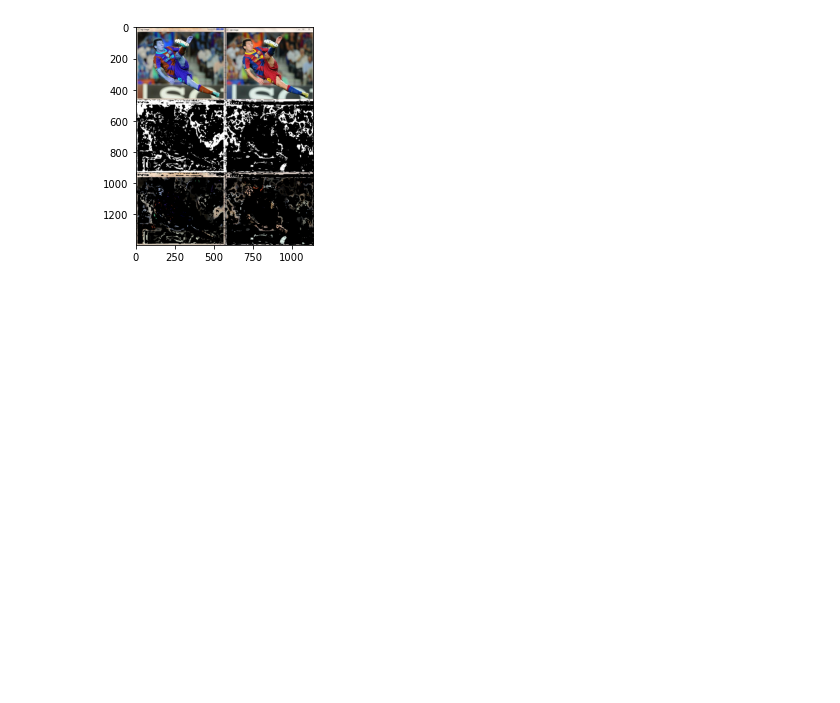
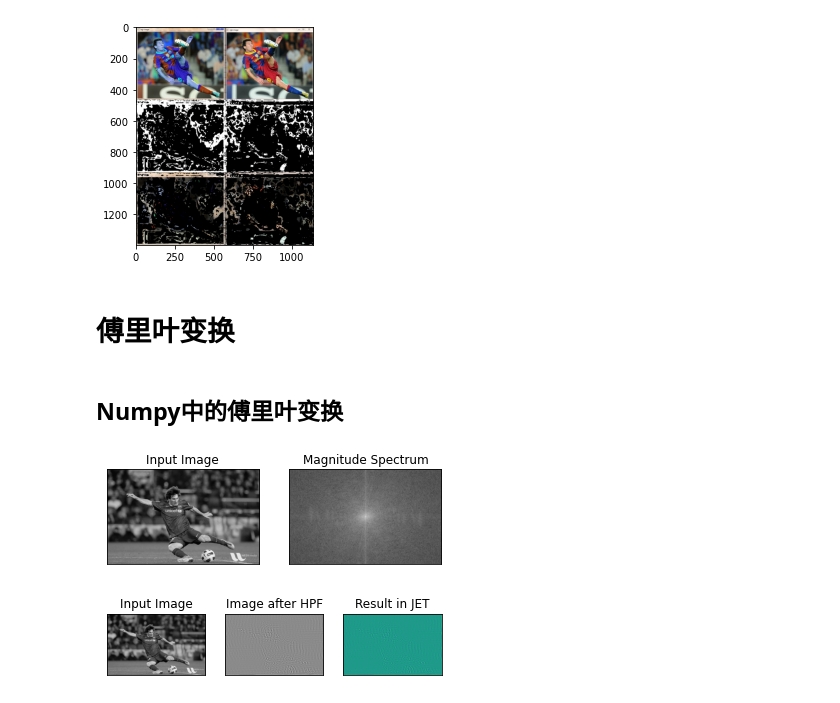
Before and after one commit to ghcn345/OpenCV, a Jupyter notebook: 4-图像处理.ipynb, the cells around one changed output. Drawn from its saved outputs; the diff is of its cells as text; code cells hidden in the pictures; blank space fills up the shorter version.

```diff
--- a/4-图像处理.ipynb
+++ b/4-图像处理.ipynb
@@ -892,3 +892,35 @@ plt.imshow(res)
 # %% [output]
 <matplotlib.image.AxesImage at 0x...>
 [figure]
+# %% [markdown]
+# 傅里叶变换
+# %% [markdown]
+## Numpy中的傅里叶变换
+# %%
+img = cv.imread('messi.jpg',0)
+f = np.fft.fft2(img)
+fshift = np.fft.fftshift(f)
+magnitude_spectrum = 20*np.log(np.abs(fshift))
+plt.subplot(121),plt.imshow(img, cmap = 'gray')
+plt.title('Input Image'), plt.xticks([]), plt.yticks([])
+plt.subplot(122),plt.imshow(magnitude_spectrum, cmap = 'gray')
+plt.title('Magnitude Spectrum'), plt.xticks([]), plt.yticks([])
+plt.show()
+# %% [output]
+[figure, added]
+# %%
+rows, cols = img.shape
+crow,ccol = rows//2 , cols//2
+fshift[crow-30:crow+31, ccol-30:ccol+31] = 0
+f_ishift = np.fft.ifftshift(fshift)
+img_back = np.fft.ifft2(f_ishift)
+img_back = np.real(img_back)
+plt.subplot(131),plt.imshow(img, cmap = 'gray')
+plt.title('Input Image'), plt.xticks([]), plt.yticks([])
+plt.subplot(132),plt.imshow(img_back, cmap = 'gray')
+plt.title('Image after HPF'), plt.xticks([]), plt.yticks([])
+plt.subplot(133),plt.imshow(img_back)
+plt.title('Result in JET'), plt.xticks([]), plt.yticks([])
+plt.show()
+# %% [output]
+[figure, added]
```
Also changed, not shown: parts of 14 cells of this notebook.
